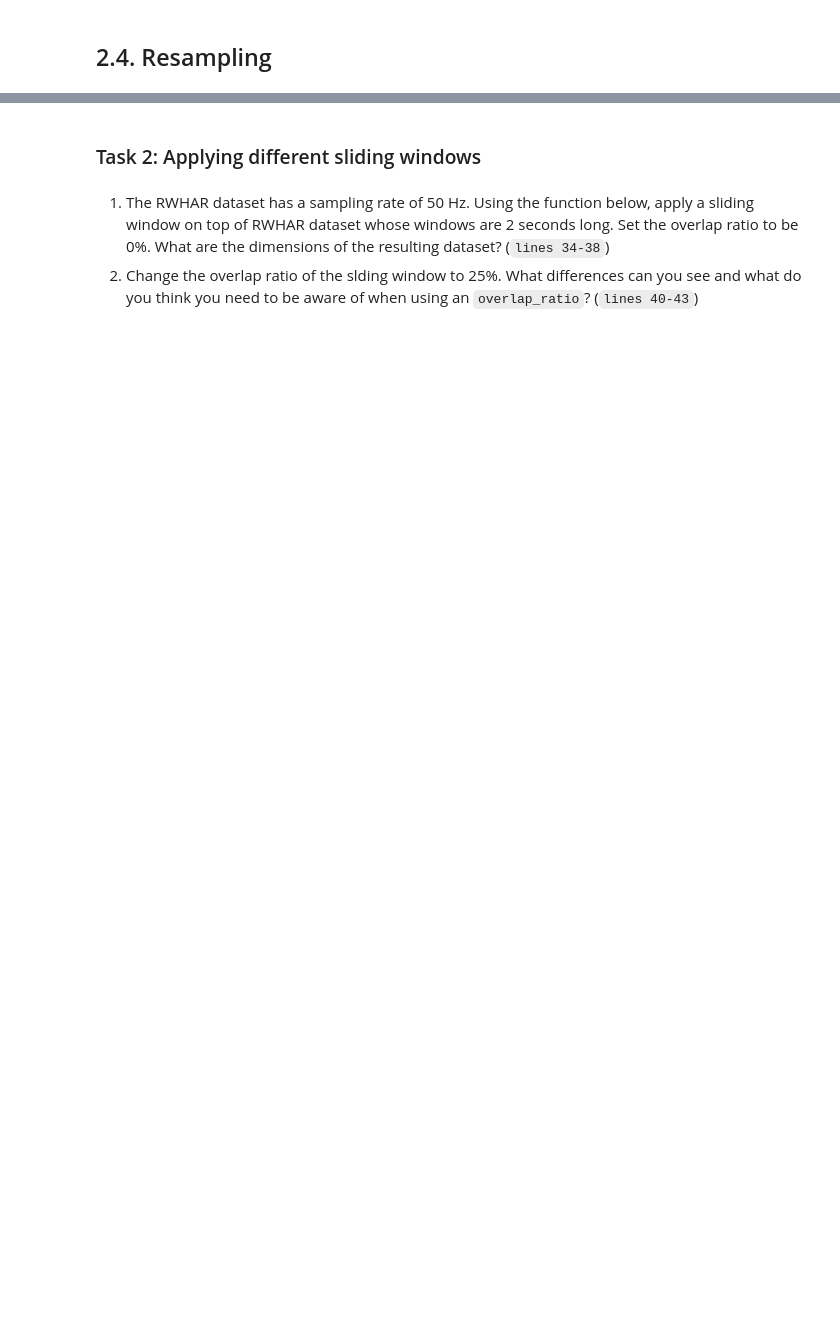
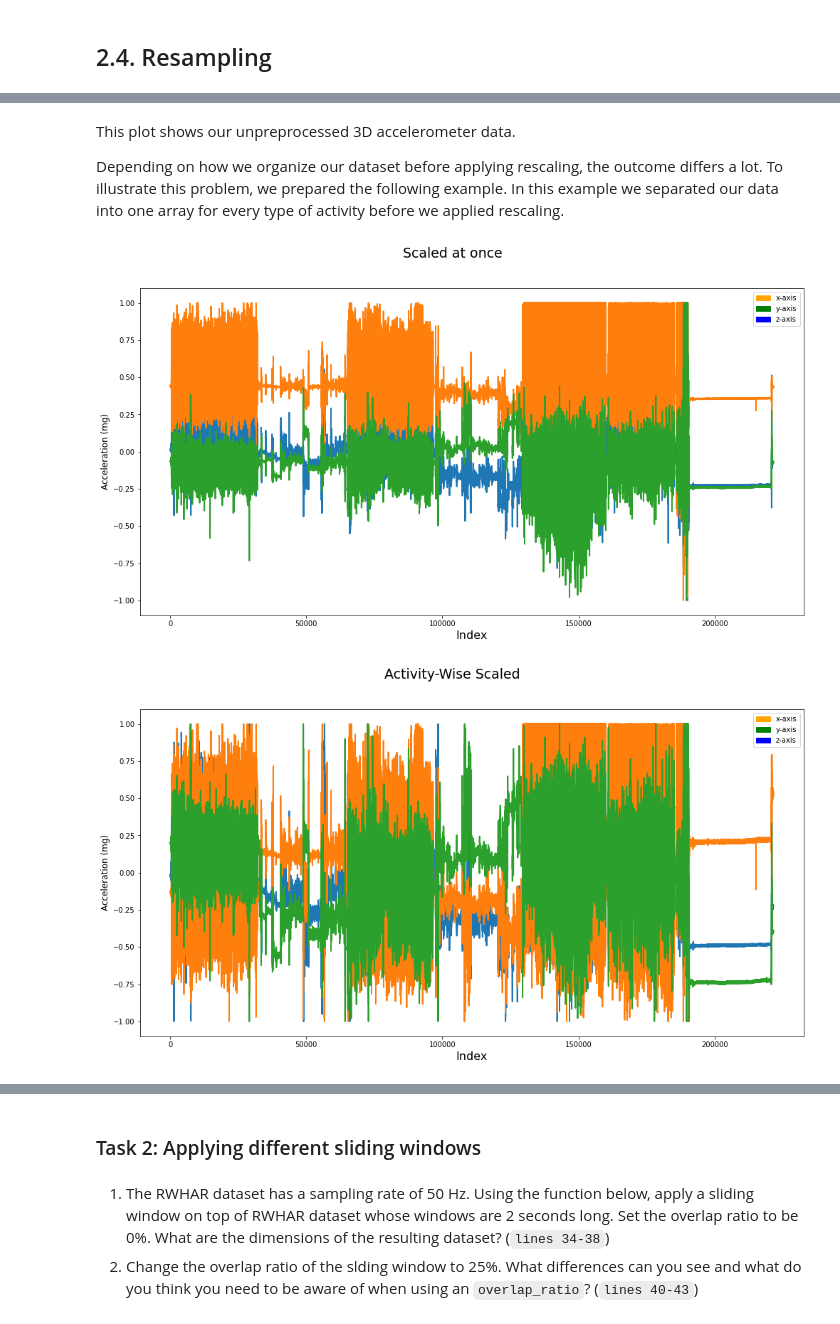
Before and after one commit to mariusbock/dl-for-har, a Jupyter notebook: tutorial_notebooks/preprocessing.ipynb, the cells around one changed output, grey strips where cells are left out. Saved outputs shown, nothing was run; the diff lists cells and outputs as text; code cells hidden in the pictures; blank space fills up the shorter version.

Commit message:
restructered the preprocessing.ipynb

```diff
--- a/tutorial_notebooks/preprocessing.ipynb
+++ b/tutorial_notebooks/preprocessing.ipynb
@@ -154,0 +216,30 @@ magnetometer data, these data should never have been normalized together.
+# %% [markdown]
+This plot shows our unpreprocessed 3D accelerometer data.
+
+Depending on how we organize our dataset before applying rescaling, the outcome differs a lot.
+To illustrate this problem, we prepared the following example.
+In this example we separated our data into one array for every type of activity before we applied rescaling.
+# %%
+from sklearn.preprocessing import MinMaxScaler
+import pandas as pd
+
+scaler = MinMaxScaler(feature_range=[-1,1])
+data_activity_wise = {}
+data_activity_wise_scaled = []
+all_activites = pd.unique(pd.Series(data[:, -1]))
+
+for activity in all_activites:
+    data_activity_wise[activity] = data[data[:, -1] == activity]
+
+for activity, activity_data in data_activity_wise.items():
+    data_activity_wise_scaled.append(scaler.fit_transform(activity_data[:, 1:4]))
+
+scaled_data = scaler.fit_transform(data[:, 1:4])
+data_scaled_at_once = np.concatenate((scaled_data, data[:, -1][:, None]), axis=1)
+data_activity_wise = np.concatenate(data_activity_wise_scaled)
+
+plot_data(data_scaled_at_once[:, 0:3], "Scaled at once")
+plot_data(data_activity_wise, 'Activity-Wise Scaled')
+# %% [output]
+[figure, added]
+[figure, added]
```
Also changed, not shown: parts of 22 cells of this notebook, 3 other files.
